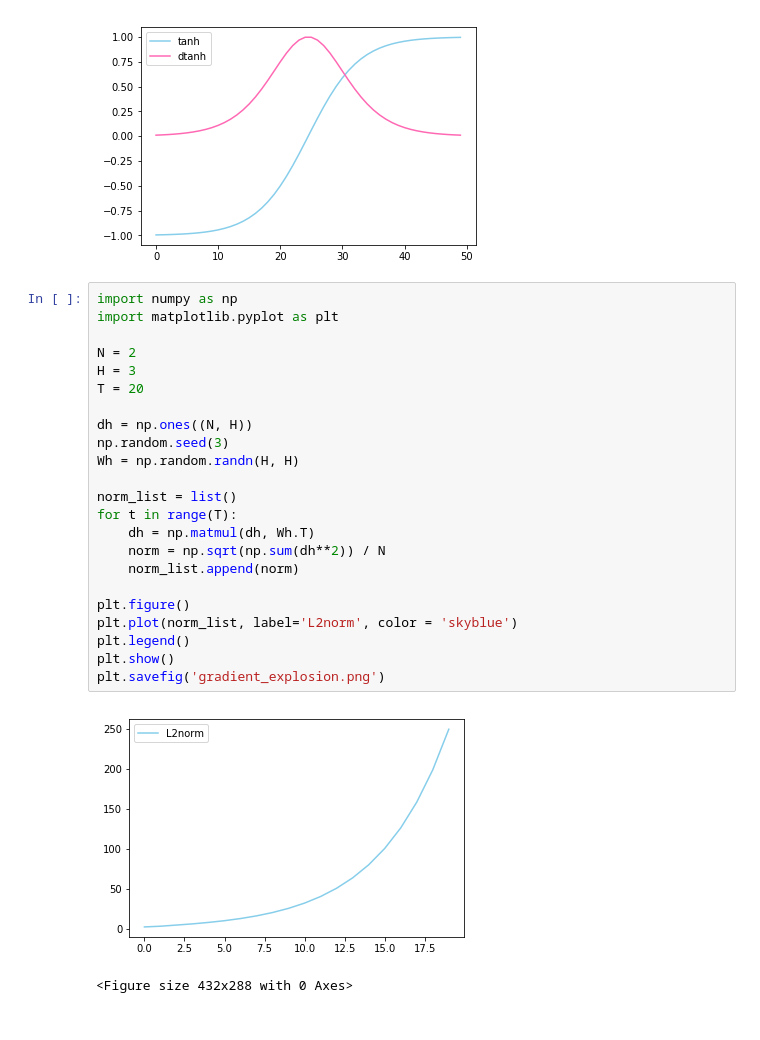
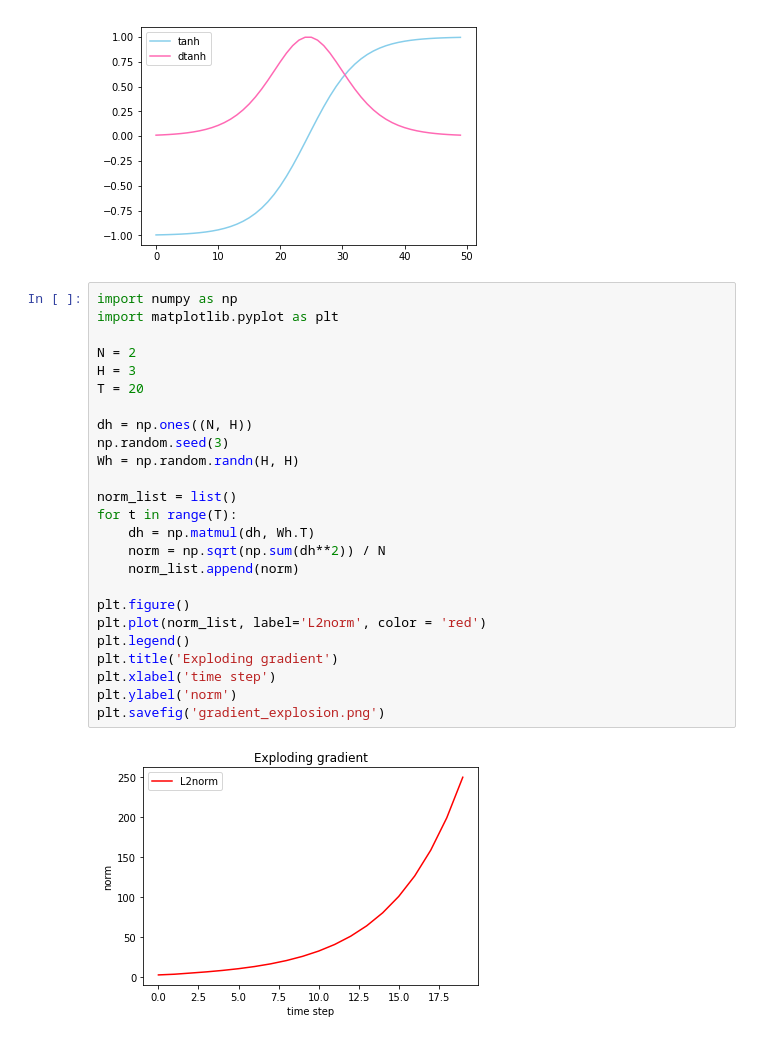
Before and after one commit to sooftware/TIL, a Jupyter notebook: Deep-Learning-from-Scratch-1_2/Experiment/Hyperbolic tangent & Vanishing Gradient & Gradient Explosion.ipynb, the cells around one changed output. Drawn from its saved outputs; the diff is of its cells as text.

```diff
--- a/Deep-Learning-from-Scratch-1_2/Experiment/Hyperbolic tangent & Vanishing Gradient & Gradient Explosion.ipynb
+++ b/Deep-Learning-from-Scratch-1_2/Experiment/Hyperbolic tangent & Vanishing Gradient & Gradient Explosion.ipynb
@@ -16,29 +16,30 @@ plt.savefig('tanh.png')
 # %%
 import numpy as np
 import matplotlib.pyplot as plt
 
 N = 2
 H = 3
 T = 20
 
 dh = np.ones((N, H))
 np.random.seed(3)
 Wh = np.random.randn(H, H)
 
 norm_list = list()
 for t in range(T):
     dh = np.matmul(dh, Wh.T)
     norm = np.sqrt(np.sum(dh**2)) / N
     norm_list.append(norm)
 
 plt.figure()
-plt.plot(norm_list, label='L2norm', color = 'skyblue')
+plt.plot(norm_list, label='L2norm', color = 'red')
 plt.legend()
-plt.show()
+plt.title('Exploding gradient')
+plt.xlabel('time step')
+plt.ylabel('norm')
 plt.savefig('gradient_explosion.png')
 # %% [output]
-[figure, old version]
+[figure, new version]
-<Figure size 432x288 with 0 Axes>
 # %%
 import numpy as np
 import matplotlib.pyplot as plt
```
Also changed, not shown: parts of 1 cell of this notebook, 3 other files.
